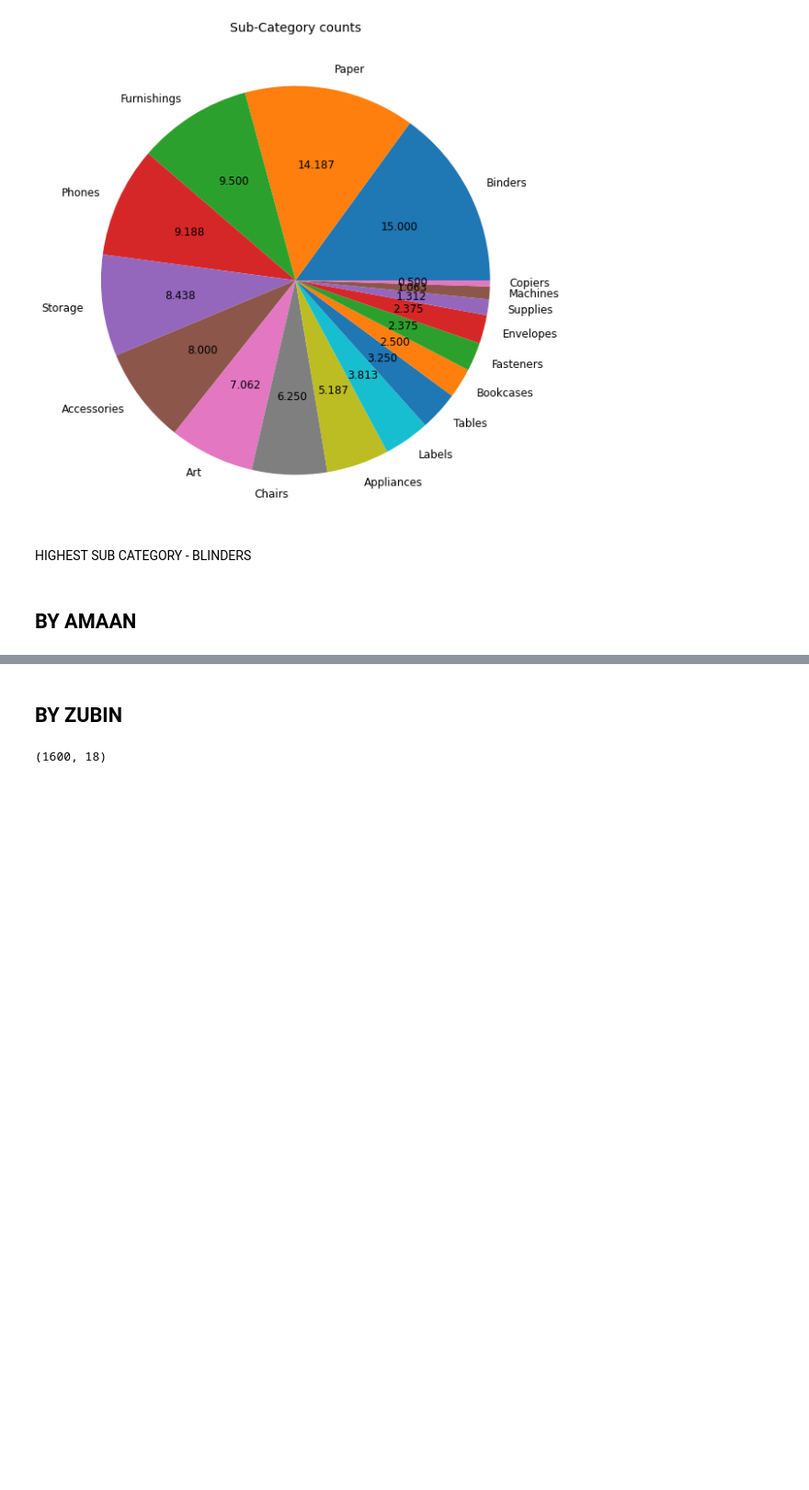
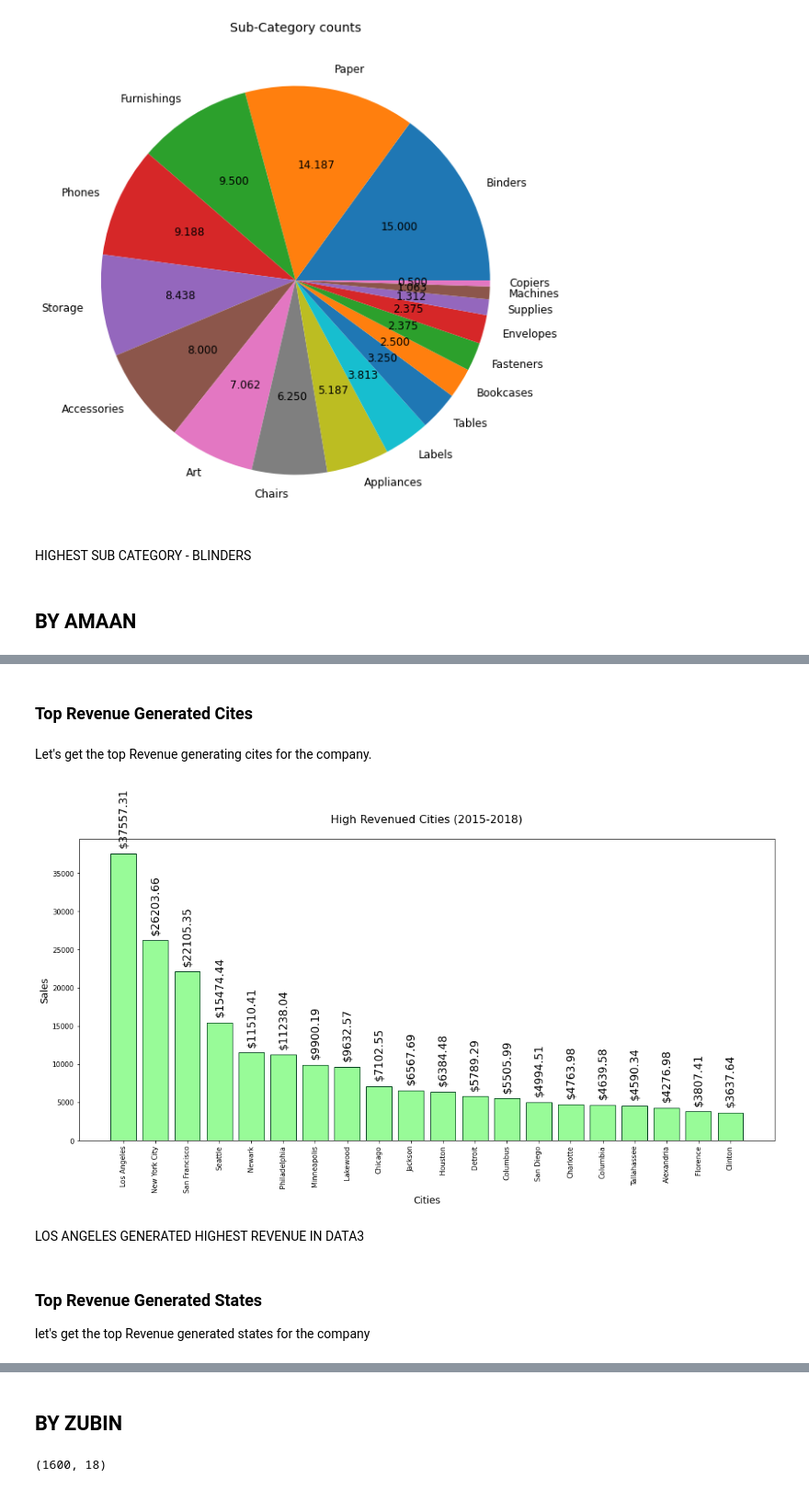
Before and after one commit to charcode123/SUPERSTORE-SALES-PREDICTION, a Jupyter notebook: EDA/SUPERSOREEDA.ipynb, the cells around one changed output, grey strips where cells are left out. Shown at 92% size. Drawn from its saved outputs; the diff is of its cells as text; code cells hidden in the pictures; blank space fills up the shorter version.

```diff
--- a/EDA/SUPERSOREEDA.ipynb
+++ b/EDA/SUPERSOREEDA.ipynb
@@ -511,0 +542,31 @@ DATA3.shape
+# %% [markdown]
+### Top Revenue Generated Cites
+# %% [markdown]
+Let's get the top Revenue generating cites for the company.
+# %%
+top_cities = DATA3.groupby(by=['City']).sum().round(2)
+top_cities = top_cities.sort_values('Sales', ascending=False).head(20)
+# %%
+# plot bar of the top revenue generated Cities
+plt.figure(figsize=[18,8])
+plt.bar(top_cities.index, top_cities.Sales, color='#98FB98', edgecolor='#01411C')
+plt.xticks(rotation=90)
+plt.title("High Revenued Cities (2015-2018)\n", fontsize=16)
+plt.xlabel('Cities', fontsize=14)
+plt.ylabel('Sales', fontsize=14)
+
+for i, v in top_cities.Sales.items():
+    if v>40000:
+        plt.text(i, v-8500, s='$'+str(v), color='k', fontsize=16 ,rotation=90, horizontalalignment='center')
+    else:
+        plt.text(i, v+1000, s='$'+str(v), color='k', fontsize=16 ,rotation=90, horizontalalignment='center')
+
+plt.show()
+# %% [output]
+[figure, added]
+# %% [markdown]
+LOS ANGELES GENERATED HIGHEST REVENUE IN DATA3
+# %% [markdown]
+### Top Revenue Generated States
+
+let's get the top Revenue generated states for the company
```
Also changed, not shown: parts of 83 cells of this notebook, 1 other file.
